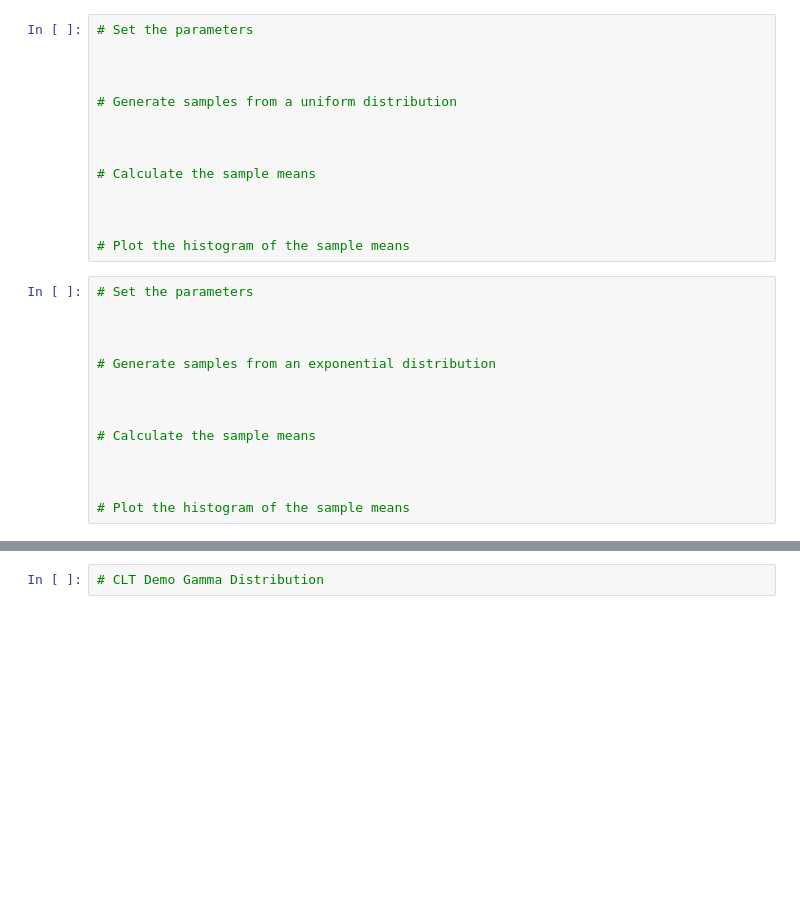
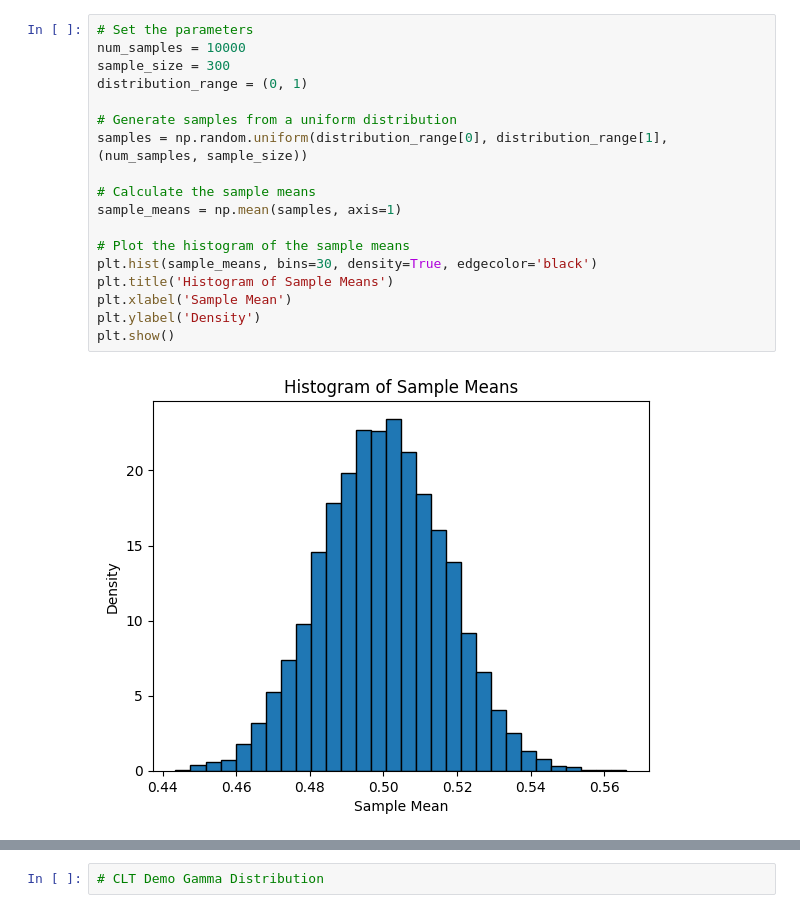
Before and after one commit to Apurba1903/Inferential-Statistics, a Jupyter notebook: central_limit_theorem.ipynb, the cells around one changed output, grey strips where cells are left out. Drawn from its saved outputs; the diff is of its cells as text; blank space fills up the shorter version.

```diff
--- a/central_limit_theorem.ipynb
+++ b/central_limit_theorem.ipynb
@@ -16,28 +17,20 @@ plt.show()
 # %%
 # Set the parameters
-
-
+num_samples = 10000
+sample_size = 300
+distribution_range = (0, 1)
 
 # Generate samples from a uniform distribution
-
-
+samples = np.random.uniform(distribution_range[0], distribution_range[1], (num_samples, sample_size))
 
 # Calculate the sample means
-
-
+sample_means = np.mean(samples, axis=1)
 
 # Plot the histogram of the sample means
+plt.hist(sample_means, bins=30, density=True, edgecolor='black')
+plt.title('Histogram of Sample Means')
+plt.xlabel('Sample Mean')
+plt.ylabel('Density')
+plt.show()
+# %% [output]
+[figure, added]
-# %%
-# Set the parameters
-
-
-
-# Generate samples from an exponential distribution
-
-
-
-# Calculate the sample means
-
-
-
-# Plot the histogram of the sample means
```
Also changed, not shown: parts of 18 cells of this notebook.
